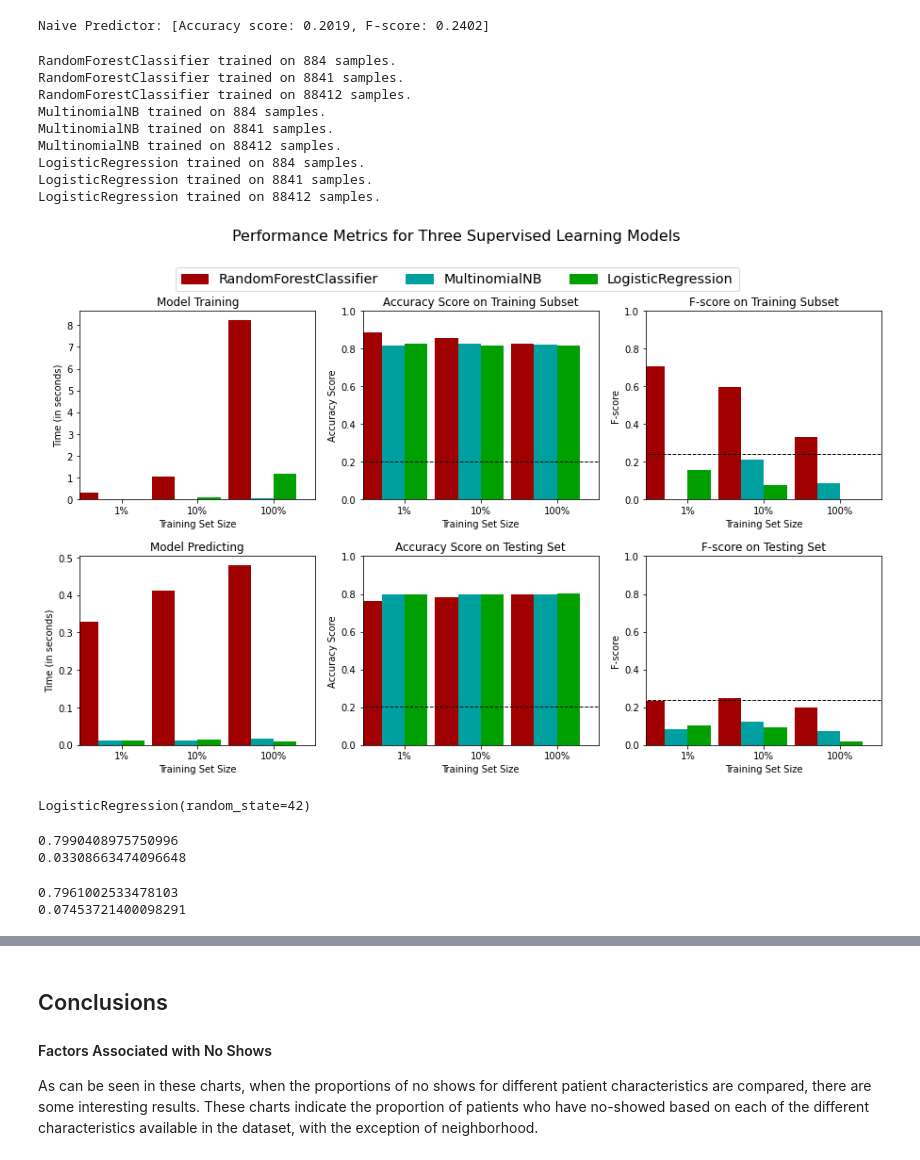
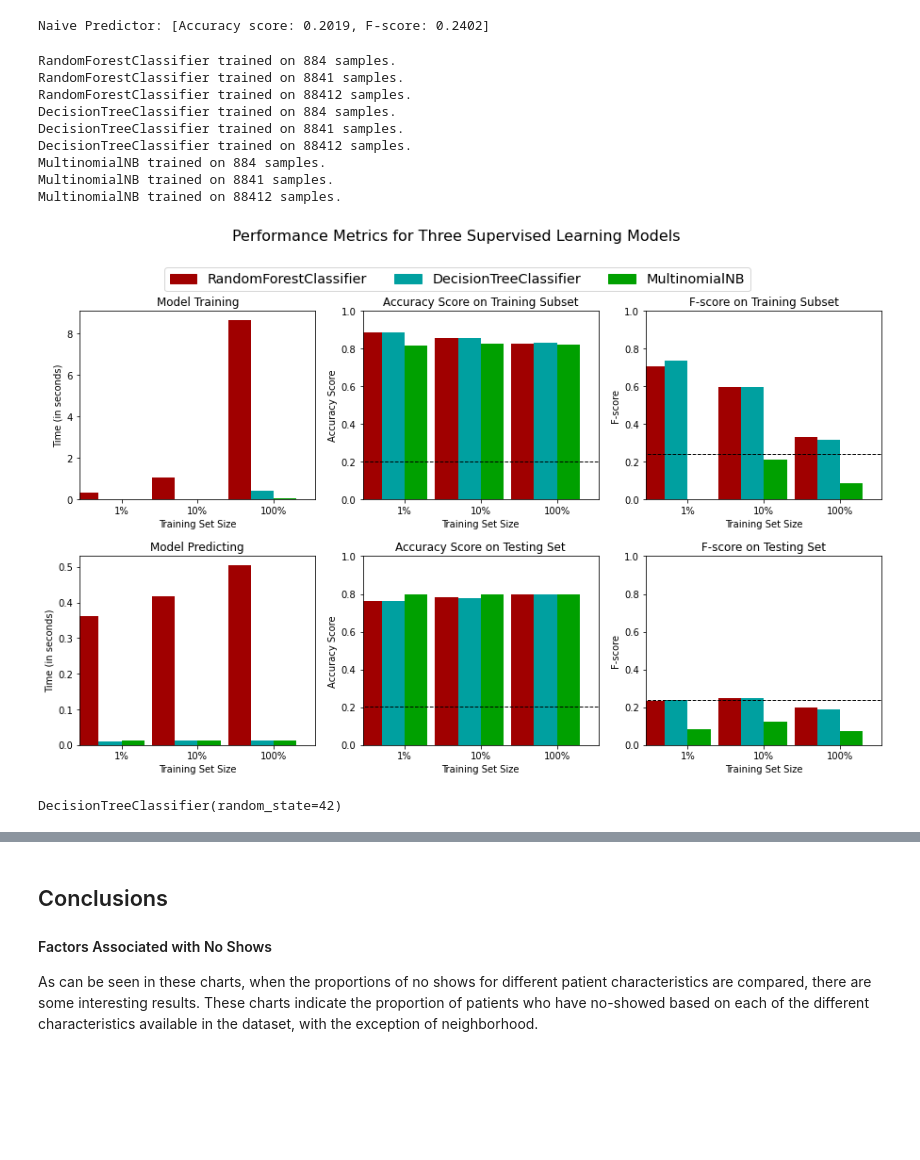
Before and after one commit to afbowman/UnsupervisedLearning, a Jupyter notebook: Capstone_Project.ipynb, the cells around one changed output, grey strips where cells are left out. Drawn from its saved outputs; the diff is of its cells as text; code cells hidden in the pictures; blank space fills up the shorter version.

Commit message:
simplify model training and remove rfecv

```diff
--- a/Capstone_Project.ipynb
+++ b/Capstone_Project.ipynb
@@ -461,19 +425,0 @@ axes.flatten()
-# %%
-fig = plt.figure()
-example_list = [[1,2,3],[4,5,6],[3,2,5],[5,2,3],[1,3,1],[5,3,5]]
-
-for i,data in enumerate(example_list):
-    ax = plt.subplot(2,3,i+1)
-    ax.plot(data)
-# %%
-def draw_line(ax,array):
-    # fig, ax = plt.subplots()
-    ax.plot(array)
-
-# example data and figure
-example_list = [[1,2,3],[4,5,6],[3,2,5],[3,2,5],[3,2,5],[3,2,5]]
-fig, axes = plt.subplots(nrows=2, ncols=3)
-
-# loop over elements in subplot and data, plot each one
-for ax,i in zip(axes.flatten(),example_list):
-    draw_line(ax,i)
@@ -949,12 +563,12 @@ df_engineer.describe()
 # %%
 from sklearn.feature_selection import chi2
 # %%
-X_cont = df_engineer.drop('no_show', axis=1)
+X = df_engineer.drop(['no_show', 'age', 'days_between'], axis=1)
 y = df_engineer['no_show']
-chi_scores_cont = chi2(X_cont, y)
-features_chi_cont = pd.DataFrame({'feature': list(X_cont.columns),
-                            'chi_score': chi_scores_cont[0],
-                            'p_score': chi_scores_cont[1]})
-features_chi_cont.head()
+chi_scores = chi2(X, y)
+features_chi = pd.DataFrame({'feature': list(X.columns),
+                            'chi_score': chi_scores[0],
+                            'p_score': chi_scores[1]})
+features_chi.head()
 # %% [output]
 |  | feature | chi_score | p_score |
@@ -977,8 +579,0 @@ low_p_values_cont.shape[0]
-# %%
-X = df_engineer.drop(['no_show', 'age', 'days_between'], axis=1)
-y = df_engineer['no_show']
-chi_scores = chi2(X_cat, y)
-features_chi = pd.DataFrame({'feature': list(X_cat.columns),
-                            'chi_score': chi_scores[0],
-                            'p_score': chi_scores[1]})
-features_chi.head()
@@ -1141,38 +734,38 @@ Naive Predictor: [Accuracy score: 0.2019, F-score: 0.2402]
 # %%
 # TODO: Initialize the three models
 clf_A = RandomForestClassifier(random_state=42)
-clf_B = MultinomialNB()
-clf_C = LogisticRegression(random_state=42)
+clf_B = DecisionTreeClassifier(random_state=42)
+clf_C = MultinomialNB()
 
 # TODO: Calculate the number of samples for 1%, 10%, and 100% of the training data
 # HINT: samples_100 is the entire training set i.e. len(y_train)
 # HINT: samples_10 is 10% of samples_100 (ensure to set the count of the values to be `int` and not `float`)
 # HINT: samples_1 is 1% of samples_100 (ensure to set the count of the values to be `int` and not `float`)
 samples_100 = len(y_train)
 samples_10 = int(len(y_train) * 0.10)
 samples_1 = int(len (y_train) * 0.01)
 
 # Collect results on the learners
 results = {}
 for clf in [clf_A, clf_B, clf_C]:
     clf_name = clf.__class__.__name__
     results[clf_name] = {}
     for i, samples in enumerate([samples_1, samples_10, samples_100]):
         results[clf_name][i] = \
         train_predict(clf, samples, X_train, y_train, X_test, y_test)
 
 # Run metrics visualization for the three supervised learning models chosen
 vs.evaluate(results, accuracy, fscore)
 # %% [output]
 RandomForestClassifier trained on 884 samples.
 RandomForestClassifier trained on 8841 samples.
 RandomForestClassifier trained on 88412 samples.
+DecisionTreeClassifier trained on 884 samples.
+DecisionTreeClassifier trained on 8841 samples.
+DecisionTreeClassifier trained on 88412 samples.
 MultinomialNB trained on 884 samples.
 MultinomialNB trained on 8841 samples.
 MultinomialNB trained on 88412 samples.
-LogisticRegression trained on 884 samples.
-LogisticRegression trained on 8841 samples.
-LogisticRegression trained on 88412 samples.
-[figure, old version]
+[figure, new version]
 # %%
 naive_bayes = MultinomialNB()
@@ -1181,9 +774,9 @@ lr = LogisticRegression(random_state=42)
 # %%
 naive_bayes.fit(X_train, y_train)
 rf_mod.fit(X_train, y_train)
-lr.fit(X_train, y_train)
+tree_mod.fit(X_train, y_train)
 # %% [output]
-LogisticRegression(random_state=42)
+DecisionTreeClassifier(random_state=42)
 # %%
 nb_preds = naive_bayes.predict(X_test)
 rf_preds = rf_mod.predict(X_test)
@@ -1191,12 +783,0 @@ lr_preds = lr.predict(X_test)
-# %%
-print(accuracy_score(y_test, nb_preds))
-print(fbeta_score(y_test, nb_preds, beta=1))
-# %% [output]
-0.7990408975750996
-0.03308663474096648
-# %%
-print(accuracy_score(y_test, rf_preds))
-print(fbeta_score(y_test, rf_preds, beta=2))
-# %% [output]
-0.7961002533478103
-0.07453721400098291
```
Also changed, not shown: parts of 117 cells of this notebook.
